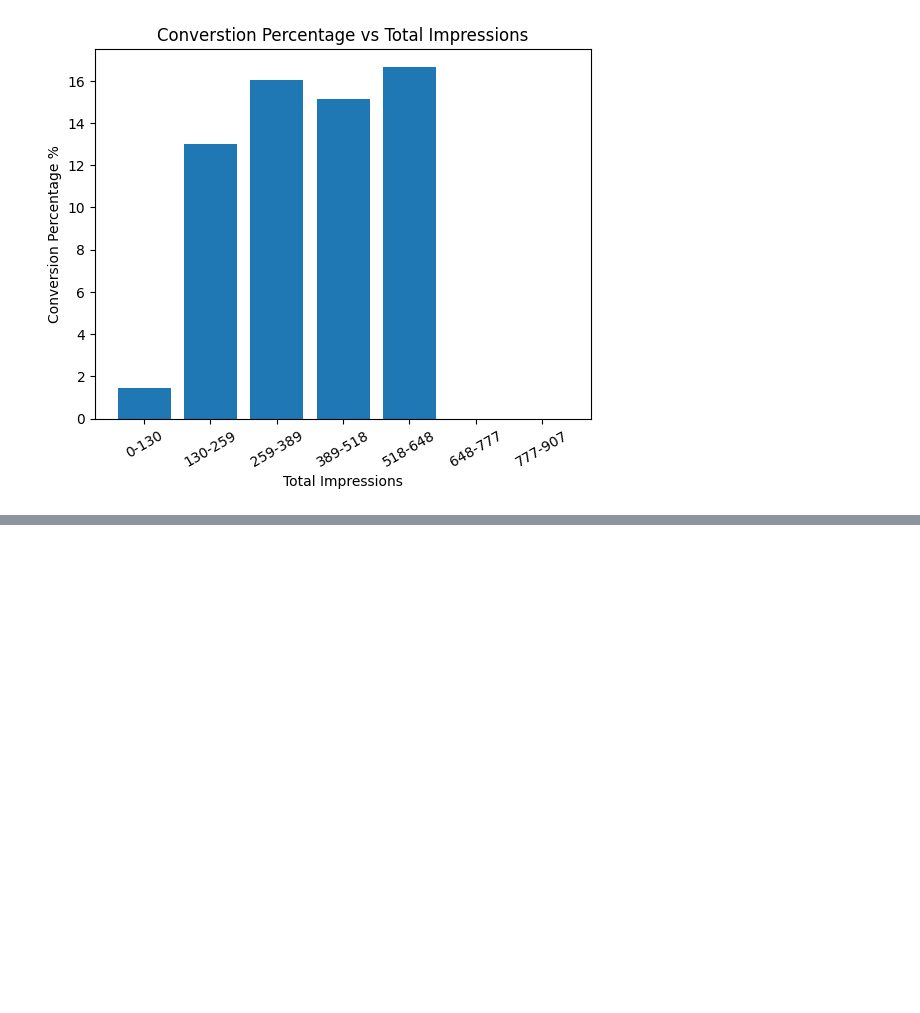
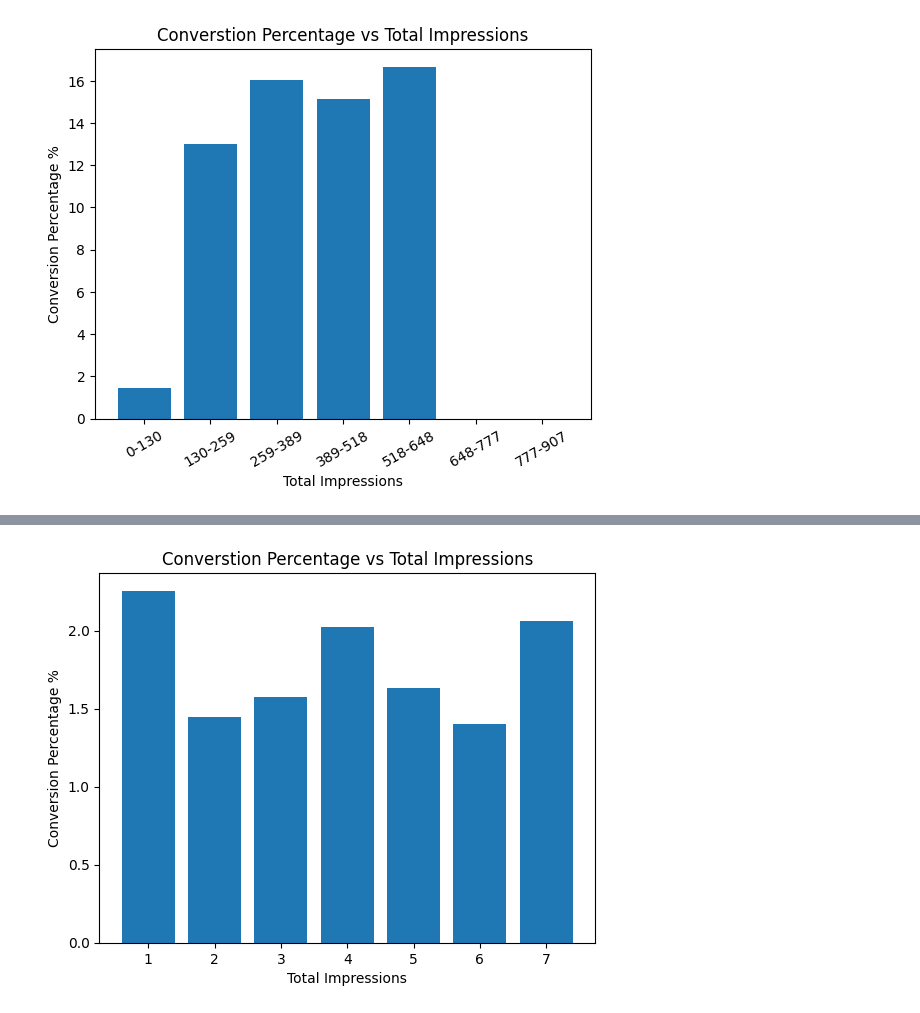
Before and after one commit to akshat-karwa/MGT_FP, a Jupyter notebook: source.ipynb, the cells around one changed output, grey strips where cells are left out. Cells and saved outputs as stored; diff of their text form; code cells hidden in the pictures; blank space fills up the shorter version.

```diff
--- a/source.ipynb
+++ b/source.ipynb
@@ -152,0 +171,4 @@ compute_graphs(control_group)
+# %%
+compute_graphs_Q4(control_group, "mode_impr_day")
+# %% [output]
+[figure, added]
```
Also changed, not shown: parts of 6 cells of this notebook.
